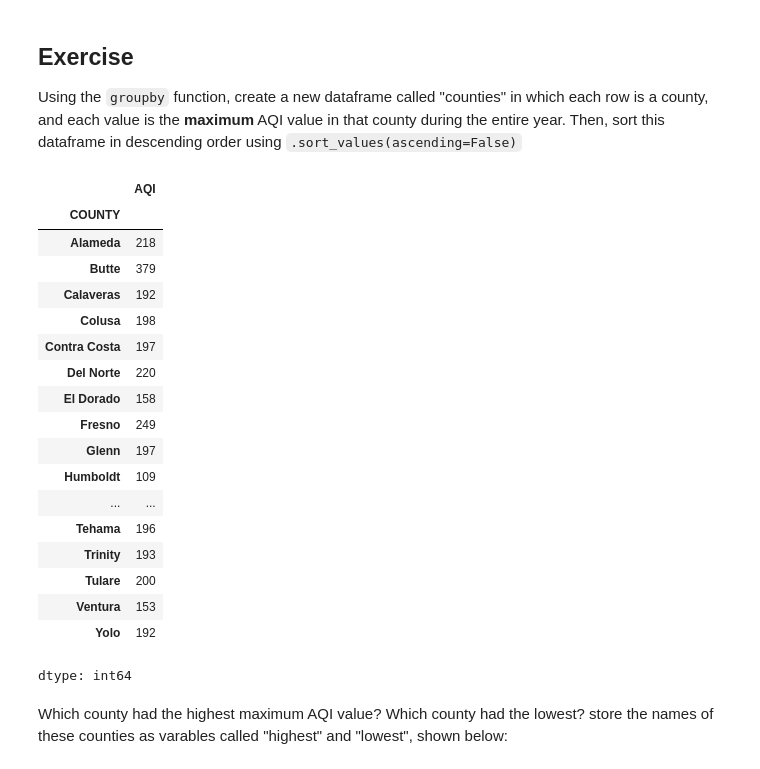
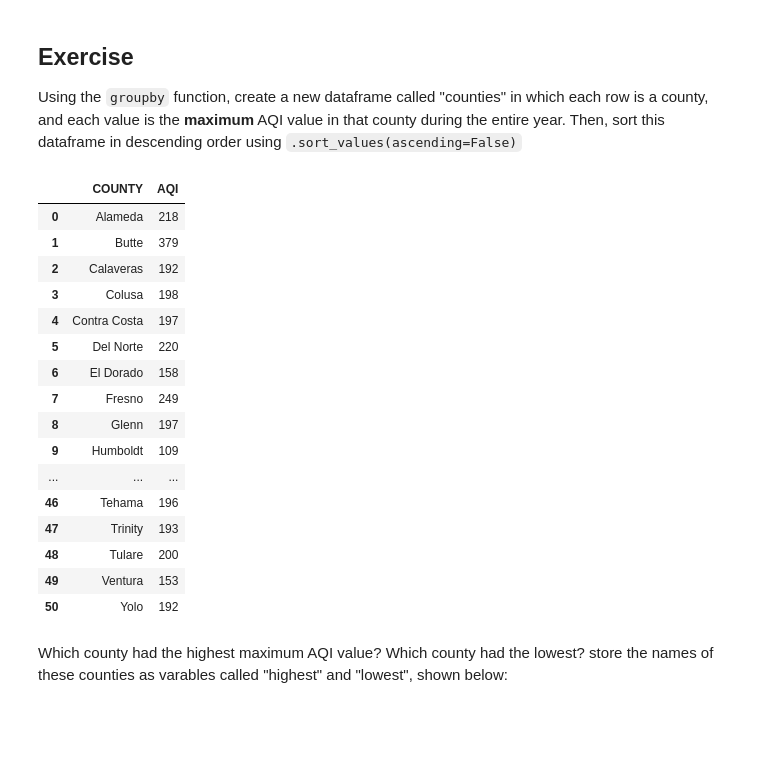
Before and after one commit to nurali077n/QM2, a Jupyter notebook: w03_spatial_data.ipynb, the cells around one changed output. Drawn from its saved outputs; the diff is of its cells as text; code cells hidden in the pictures; blank space fills up the shorter version.

```diff
--- a/w03_spatial_data.ipynb
+++ b/w03_spatial_data.ipynb
@@ -244,29 +244,27 @@ county_daily
 
 Using the `groupby` function, create a new dataframe called "counties" in which each row is a county, and each value is the **maximum** AQI value in that county during the entire year. Then, sort this dataframe in descending order using `.sort_values(ascending=False)`
 # %%
-counties=df.groupby('COUNTY')["AQI"].max()
-counties.sort_values(ascending=False)
+counties=df.groupby('COUNTY')['AQI'].max().reset_index()
+counties.sort_values(by='AQI',ascending=False)
 counties
 # %% [output]
-|  | AQI |
-| COUNTY |  |
-| Alameda | 218 |
-| Butte | 379 |
-| Calaveras | 192 |
-| Colusa | 198 |
-| Contra Costa | 197 |
-| Del Norte | 220 |
-| El Dorado | 158 |
-| Fresno | 249 |
-| Glenn | 197 |
-| Humboldt | 109 |
-| ... | ... |
-| Tehama | 196 |
-| Trinity | 193 |
-| Tulare | 200 |
-| Ventura | 153 |
-| Yolo | 192 |
+|  | COUNTY | AQI |
+| 0 | Alameda | 218 |
+| 1 | Butte | 379 |
+| 2 | Calaveras | 192 |
+| 3 | Colusa | 198 |
+| 4 | Contra Costa | 197 |
+| 5 | Del Norte | 220 |
+| 6 | El Dorado | 158 |
+| 7 | Fresno | 249 |
+| 8 | Glenn | 197 |
+| 9 | Humboldt | 109 |
+| ... | ... | ... |
+| 46 | Tehama | 196 |
+| 47 | Trinity | 193 |
+| 48 | Tulare | 200 |
+| 49 | Ventura | 153 |
+| 50 | Yolo | 192 |
-dtype: int64
 # %% [markdown]
 Which county had the highest maximum AQI value? Which county had the lowest? store the names of these counties as varables called "highest" and "lowest", shown below:
 # %%
```
